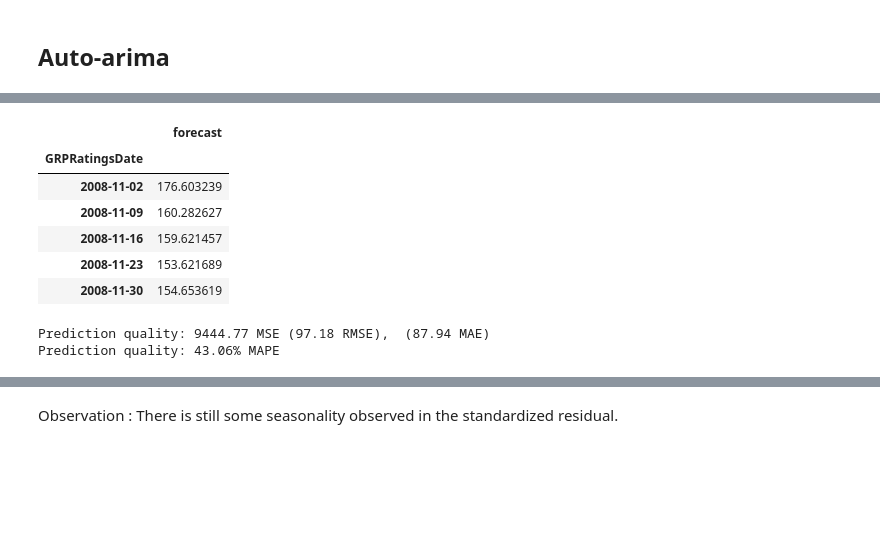
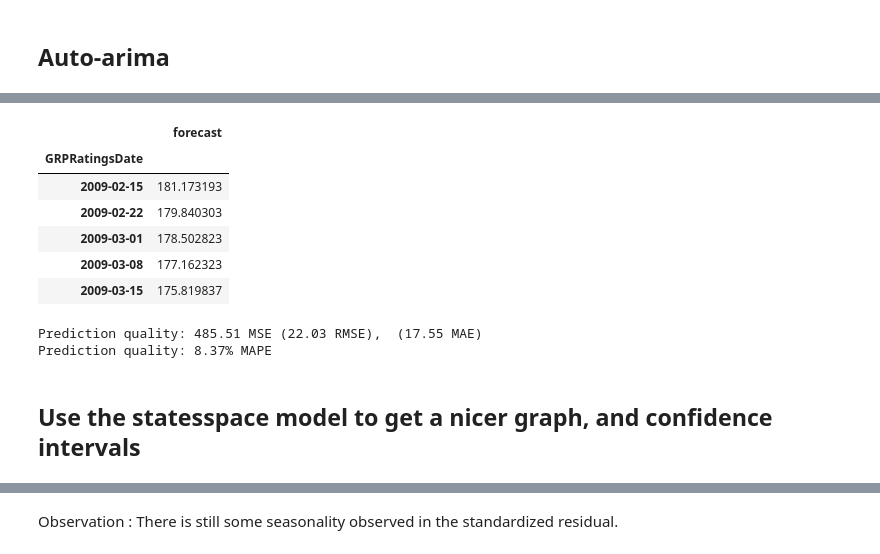
Before and after one commit to lppier/Indian_TV_Time_Series, a Jupyter notebook: Arima.ipynb, the cells around one changed output, grey strips where cells are left out. Drawn from its saved outputs; the diff is of its cells as text; code cells hidden in the pictures; blank space fills up the shorter version.

```diff
--- a/Arima.ipynb
+++ b/Arima.ipynb
@@ -95,7 +95,7 @@ GRPRatingsDate
 # %%
 print(df_train.head())
 stepwise_fit = auto_arima(df_train, start_p=1, start_q=1, max_p=3, max_q=3, m=12,
-                          start_P=0, seasonal=True, d=1, D=1, trace=True,
+                          start_P=0, seasonal=False, d=1, D=1, trace=True,
                           error_action='ignore',  # don't want to know if an order does not work
                           suppress_warnings=True,  # don't want convergence warnings
                           stepwise=True, n_fits=100)  # set to stepwise
@@ -131,20 +128,23 @@ pd.concat([df_test, df_forecast], axis=1).plot()
 # %%
-df_forecast.head()
+df_forecast.tail()
 # %% [output]
 |  | forecast |
 | GRPRatingsDate |  |
-| 2008-11-02 | 176.603239 |
-| 2008-11-09 | 160.282627 |
-| 2008-11-16 | 159.621457 |
-| 2008-11-23 | 153.621689 |
-| 2008-11-30 | 154.653619 |
+| 2009-02-15 | 181.173193 |
+| 2009-02-22 | 179.840303 |
+| 2009-03-01 | 178.502823 |
+| 2009-03-08 | 177.162323 |
+| 2009-03-15 | 175.819837 |
 # %%
+# Test metrics
 mae = mean_absolute_error(df_test['GRP'], df_forecast['forecast'])
 mse = mean_squared_error(df_test['GRP'], df_forecast['forecast'])
 print('Prediction quality: {:.2f} MSE ({:.2f} RMSE),  ({:.2f} MAE)'.format(mse, math.sqrt(mse), mae))
 mape = mean_absolute_percentage_error(df_test['GRP'], df_forecast['forecast'])
 print('Prediction quality: {:.2f}% MAPE '.format(mape))
 # %% [output]
-Prediction quality: 9444.77 MSE (97.18 RMSE),  (87.94 MAE)
-Prediction quality: 43.06% MAPE
+Prediction quality: 485.51 MSE (22.03 RMSE),  (17.55 MAE)
+Prediction quality: 8.37% MAPE
+# %% [markdown]
+## Use the statesspace model to get a nicer graph, and confidence intervals
 # %%
```
Also changed, not shown: parts of 13 cells of this notebook, 6 other files.
